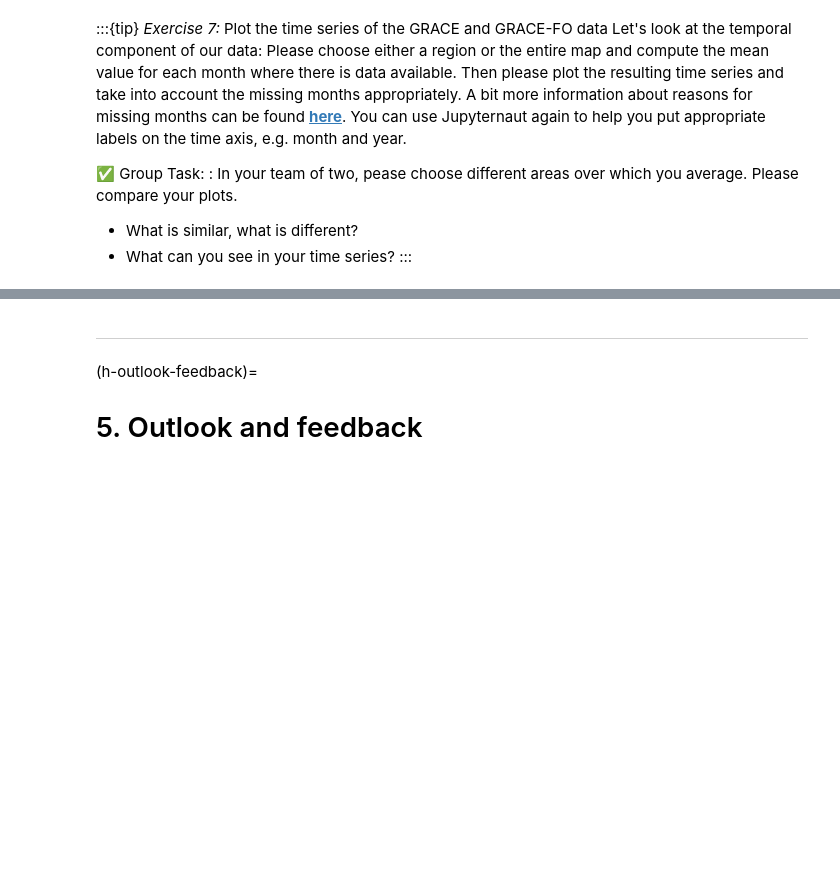
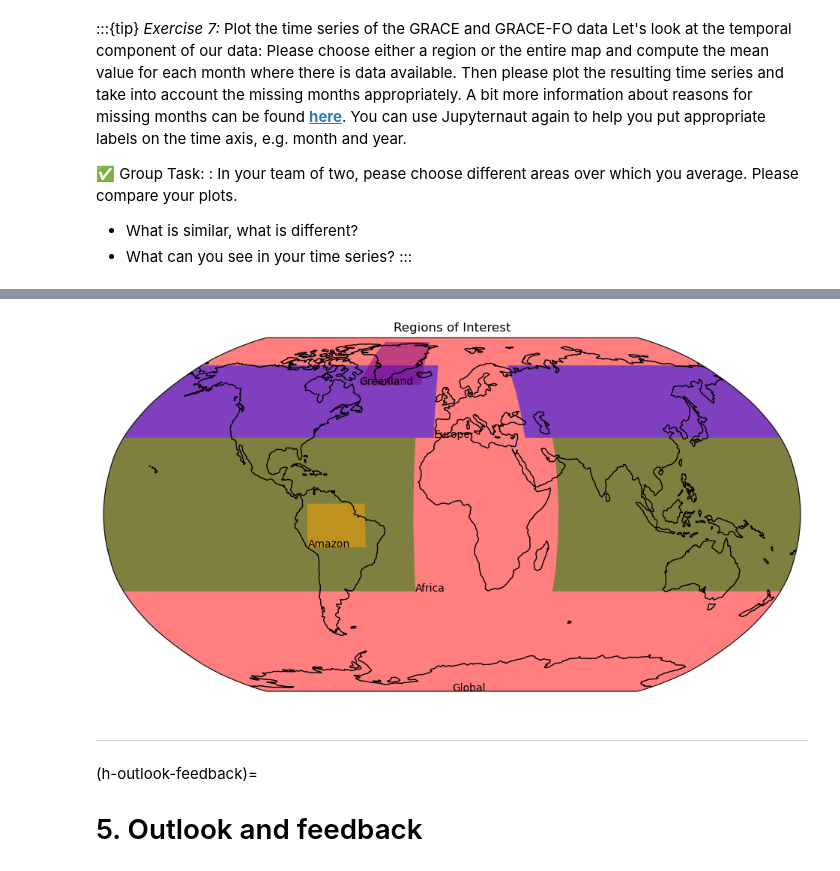
Before and after one commit to faehdy/Space_Data_Kernel, a Jupyter notebook: Grace_1.ipynb, the cells around one changed output, grey strips where cells are left out. Saved outputs shown, nothing was run; the diff lists cells and outputs as text; code cells hidden in the pictures; blank space fills up the shorter version.

```diff
--- a/Grace_1.ipynb
+++ b/Grace_1.ipynb
@@ -485,3 +594,7 @@ TypeError: float() argument must be a string or a real number, not 'cftime._cfti
+# %%
+plot_areas_on_map(regions_df, 'Regions of Interest')
+# %% [output]
+[figure, added]
 # %% [markdown]
 _____
 
```
Also changed, not shown: parts of 4 cells of this notebook.
